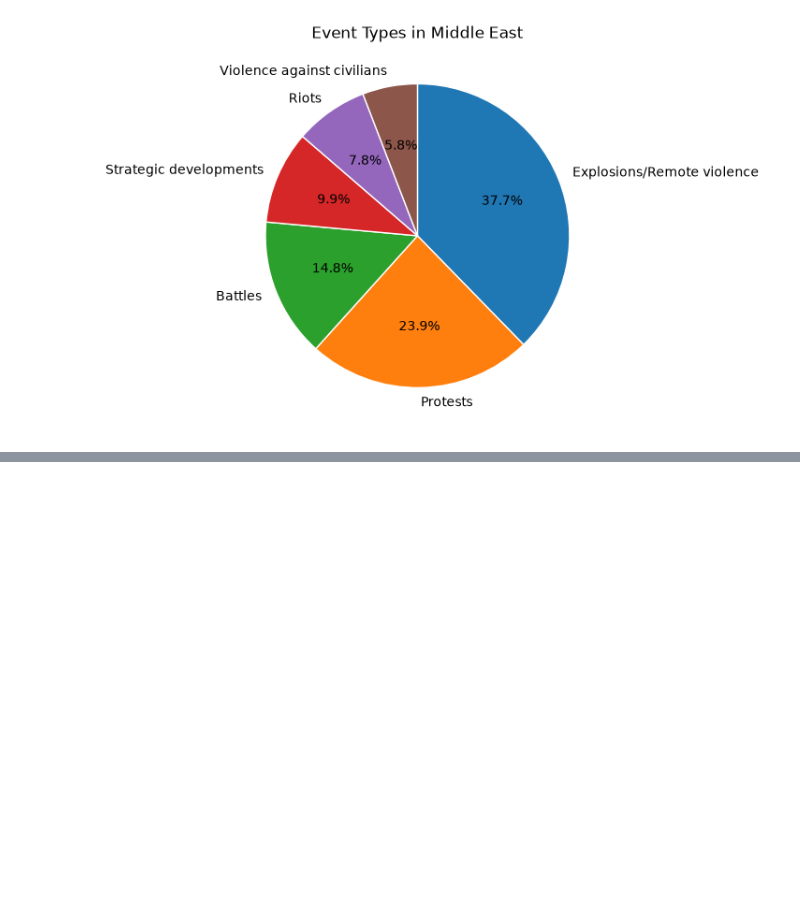
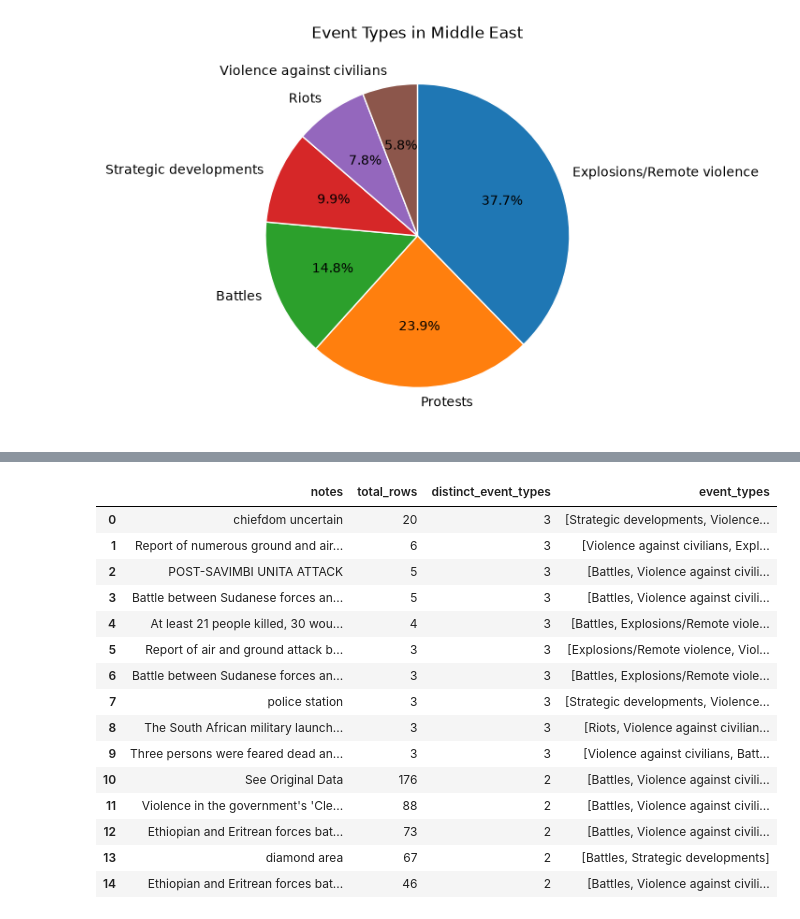
Before and after one commit to mauramann/dsan6000-final-project, a Jupyter notebook: EDA.ipynb, the cells around one changed output, grey strips where cells are left out. Cells and saved outputs as stored; diff of their text form; code cells hidden in the pictures; blank space fills up the shorter version.

```diff
--- a/EDA.ipynb
+++ b/EDA.ipynb
@@ -159,0 +233,65 @@ plt.show()
+# %%
+# Duplicate Text, Conflicting Labels & Start/End Boilerplate
+# Catches identical texts assigned different labels and recurring headers/footers.
+
+# Overall exact duplicate summary
+dup_summary = events_con.sql("""
+    WITH grouped AS (
+        SELECT
+            notes,
+            COUNT(*) AS total_rows,
+            COUNT(DISTINCT event_type) AS distinct_event_types
+        FROM 'events.parquet'
+        WHERE notes IS NOT NULL
+        GROUP BY notes
+    )
+    SELECT
+        COALESCE(SUM(total_rows), 0) AS total_rows,
+        COUNT(*) AS unique_notes,
+        COALESCE(SUM(total_rows - 1), 0) AS extra_duplicate_rows,
+        ROUND(
+            100.0 * COALESCE(SUM(total_rows - 1), 0) / NULLIF(SUM(total_rows), 0),
+            2
+        ) AS duplicate_row_pct,
+        COUNT(*) FILTER (WHERE total_rows > 1) AS duplicated_unique_notes,
+        COUNT(*) FILTER (WHERE total_rows > 1 AND distinct_event_types > 1) AS conflicting_type_notes
+    FROM grouped
+""").df()
+
+print("=== Overall Exact Duplicate Summary ===")
+display(dup_summary)
+
+# Top duplicates & conflicting labels
+conflicts = events_con.sql("""
+    SELECT
+        notes,
+        COUNT(*) AS total_rows,
+        COUNT(DISTINCT event_type) AS distinct_event_types,
+        list(DISTINCT event_type) AS event_types
+    FROM 'events.parquet'
+    GROUP BY notes
+    HAVING COUNT(*) > 1
+    ORDER BY distinct_event_types DESC, total_rows DESC
+    LIMIT 15
+""").df()
+
+print("=== Top Duplicate Texts & Conflicting Labels ===")
+display(conflicts)
+
+# Repeated opening & closing snippets per class (boilerplate leakage)
+boilerplate = events_con.sql("""
+    SELECT
+        event_type,
+        LEFT(trim(notes), 45) AS start_snippet,
+        RIGHT(trim(notes), 45) AS end_snippet,
+        COUNT(*) AS freq
+    FROM 'events.parquet'
+    GROUP BY event_type, start_snippet, end_snippet
+    HAVING COUNT(*) >= 3
+    ORDER BY freq DESC
+    LIMIT 15
+""").df()
+
+print("=== Repeated Start / End Snippets ===")
+display(boilerplate)
+# %% [output]
@@ -159,0 +302,16 @@ plt.show()
+|  | notes | total_rows | distinct_event_types | event_types |
+| 0 | chiefdom uncertain | 20 | 3 | [Strategic developments, Violence... |
+| 1 | Report of numerous ground and air... | 6 | 3 | [Violence against civilians, Expl... |
+| 2 | POST-SAVIMBI UNITA ATTACK | 5 | 3 | [Battles, Violence against civili... |
+| 3 | Battle between Sudanese forces an... | 5 | 3 | [Battles, Violence against civili... |
+| 4 | At least 21 people killed, 30 wou... | 4 | 3 | [Battles, Explosions/Remote viole... |
+| 5 | Report of air and ground attack b... | 3 | 3 | [Explosions/Remote violence, Viol... |
+| 6 | Battle between Sudanese forces an... | 3 | 3 | [Battles, Explosions/Remote viole... |
+| 7 | police station | 3 | 3 | [Strategic developments, Violence... |
+| 8 | The South African military launch... | 3 | 3 | [Riots, Violence against civilian... |
+| 9 | Three persons were feared dead an... | 3 | 3 | [Violence against civilians, Batt... |
+| 10 | See Original Data | 176 | 2 | [Battles, Violence against civili... |
+| 11 | Violence in the government's 'Cle... | 88 | 2 | [Battles, Violence against civili... |
+| 12 | Ethiopian and Eritrean forces bat... | 73 | 2 | [Battles, Violence against civili... |
+| 13 | diamond area | 67 | 2 | [Battles, Strategic developments] |
+| 14 | Ethiopian and Eritrean forces bat... | 46 | 2 | [Battles, Violence against civili... |
```
Also changed, not shown: parts of 11 cells of this notebook, 2 other files.
